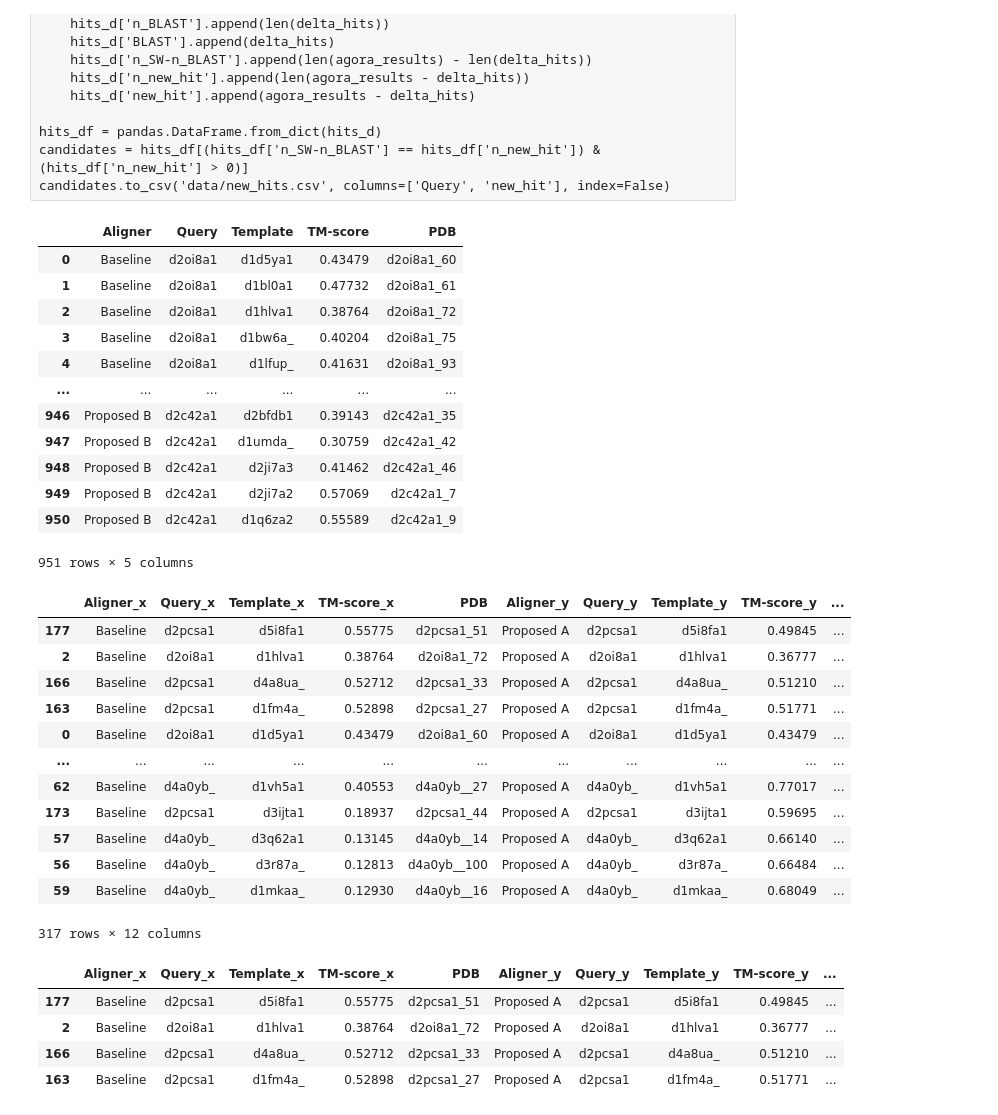
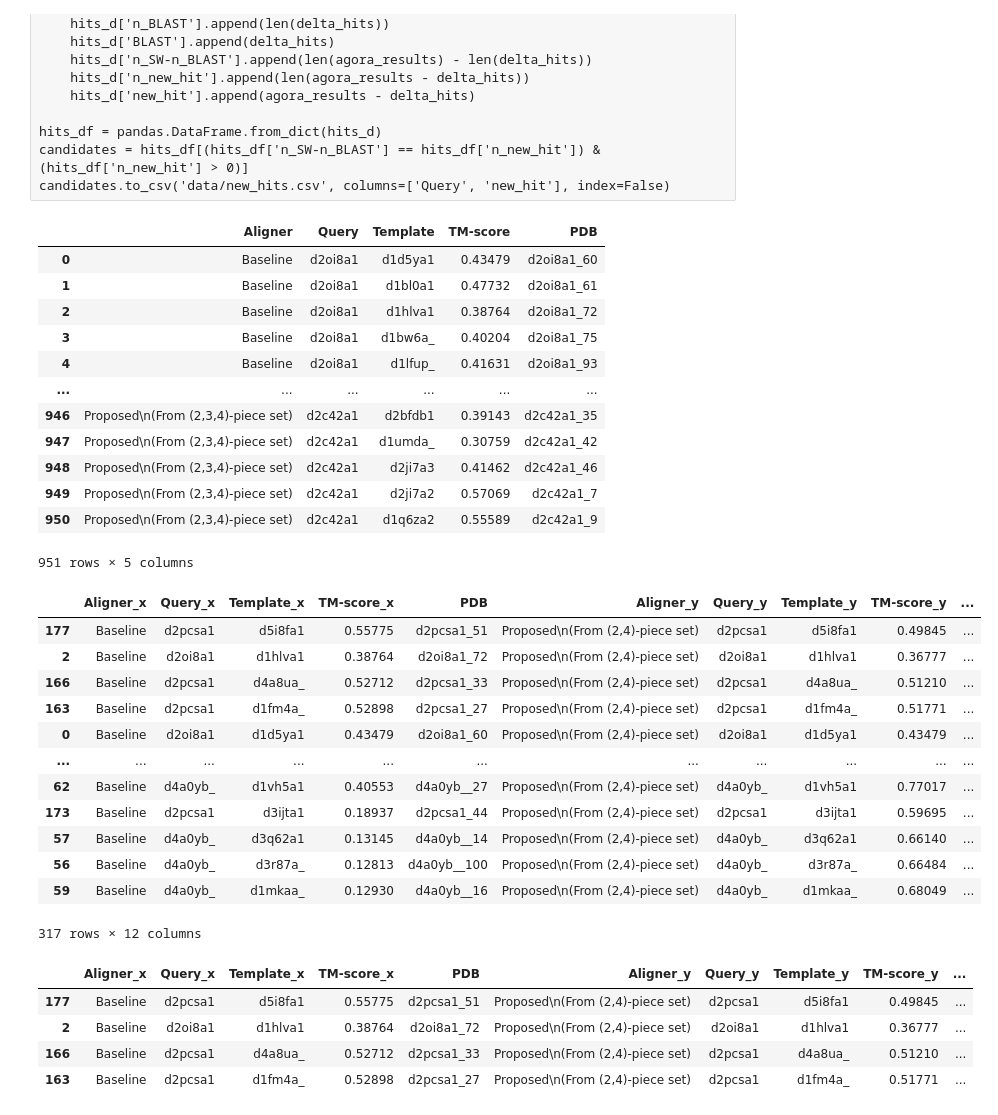
Before and after one commit to shuichiro-makigaki/agora, a Jupyter notebook: contrib/TM-hard-skip-inters.ipynb, the cells around one changed output. Saved outputs shown, nothing was run; the diff lists cells and outputs as text; code cells hidden in the pictures.

```diff
--- a/contrib/TM-hard-skip-inters.ipynb
+++ b/contrib/TM-hard-skip-inters.ipynb
@@ -85,7 +85,7 @@ for r in tqdm(candidates.itertuples(), total=candidates.shape[0]):
             tmalign = TMalignCommandLine(f'data/evaluation/targets/{r.Query}.ent', pdb.as_posix())
             tmalign.run()
             if tmalign.tmscore is not None:
-                new_hit_tmscore_d['Aligner'].append('Proposed A')
+                new_hit_tmscore_d['Aligner'].append('Proposed\n(From (2,4)-piece set)')
                 new_hit_tmscore_d['Query'].append(r.Query)
                 new_hit_tmscore_d['Template'].append(template)
                 new_hit_tmscore_d['TM-score'].append(tmalign.tmscore[0])
@@ -97,7 +97,7 @@ for r in tqdm(candidates.itertuples(), total=candidates.shape[0]):
             tmalign = TMalignCommandLine(f'data/evaluation/targets/{r.Query}.ent', pdb.as_posix())
             tmalign.run()
             if tmalign.tmscore is not None:
-                new_hit_tmscore_d['Aligner'].append('Proposed B')
+                new_hit_tmscore_d['Aligner'].append('Proposed\n(From (2,3,4)-piece set)')
                 new_hit_tmscore_d['Query'].append(r.Query)
                 new_hit_tmscore_d['Template'].append(template)
                 new_hit_tmscore_d['TM-score'].append(tmalign.tmscore[0])
@@ -113,41 +113,41 @@ new_hit_tmscore_df
 | 3 | Baseline | d2oi8a1 | d1bw6a_ | 0.40204 | d2oi8a1_75 |
 | 4 | Baseline | d2oi8a1 | d1lfup_ | 0.41631 | d2oi8a1_93 |
 | ... | ... | ... | ... | ... | ... |
-| 946 | Proposed B | d2c42a1 | d2bfdb1 | 0.39143 | d2c42a1_35 |
-| 947 | Proposed B | d2c42a1 | d1umda_ | 0.30759 | d2c42a1_42 |
-| 948 | Proposed B | d2c42a1 | d2ji7a3 | 0.41462 | d2c42a1_46 |
-| 949 | Proposed B | d2c42a1 | d2ji7a2 | 0.57069 | d2c42a1_7 |
-| 950 | Proposed B | d2c42a1 | d1q6za2 | 0.55589 | d2c42a1_9 |
+| 946 | Proposed\n(From (2,3,4)-piece set) | d2c42a1 | d2bfdb1 | 0.39143 | d2c42a1_35 |
+| 947 | Proposed\n(From (2,3,4)-piece set) | d2c42a1 | d1umda_ | 0.30759 | d2c42a1_42 |
+| 948 | Proposed\n(From (2,3,4)-piece set) | d2c42a1 | d2ji7a3 | 0.41462 | d2c42a1_46 |
+| 949 | Proposed\n(From (2,3,4)-piece set) | d2c42a1 | d2ji7a2 | 0.57069 | d2c42a1_7 |
+| 950 | Proposed\n(From (2,3,4)-piece set) | d2c42a1 | d1q6za2 | 0.55589 | d2c42a1_9 |
 951 rows × 5 columns
 # %%
 sw = new_hit_tmscore_df[new_hit_tmscore_df['Aligner'] == 'Baseline']
-isw = new_hit_tmscore_df[new_hit_tmscore_df['Aligner'] == 'Proposed A']
+isw = new_hit_tmscore_df[new_hit_tmscore_df['Aligner'] == 'Proposed\n(From (2,4)-piece set)']
 merged_df = pandas.merge(sw, isw, on='PDB')
 merged_df['diff'] = merged_df['TM-score_y'] - merged_df['TM-score_x']
 merged_df['Query'] = merged_df['PDB'].apply(lambda _: _[:7])
 merged_df['Rank'] = merged_df['PDB'].apply(lambda _: int(_.split('_')[-1]))
 merged_df = merged_df.sort_values('diff')
 merged_df
 # %% [output]
 |  | Aligner_x | Query_x | Template_x | TM-score_x | PDB | Aligner_y | Query_y | Template_y | TM-score_y | ... |
-| 177 | Baseline | d2pcsa1 | d5i8fa1 | 0.55775 | d2pcsa1_51 | Proposed A | d2pcsa1 | d5i8fa1 | 0.49845 | ... |
-| 2 | Baseline | d2oi8a1 | d1hlva1 | 0.38764 | d2oi8a1_72 | Proposed A | d2oi8a1 | d1hlva1 | 0.36777 | ... |
-| 166 | Baseline | d2pcsa1 | d4a8ua_ | 0.52712 | d2pcsa1_33 | Proposed A | d2pcsa1 | d4a8ua_ | 0.51210 | ... |
-| 163 | Baseline | d2pcsa1 | d1fm4a_ | 0.52898 | d2pcsa1_27 | Proposed A | d2pcsa1 | d1fm4a_ | 0.51771 | ... |
-| 0 | Baseline | d2oi8a1 | d1d5ya1 | 0.43479 | d2oi8a1_60 | Proposed A | d2oi8a1 | d1d5ya1 | 0.43479 | ... |
+| 177 | Baseline | d2pcsa1 | d5i8fa1 | 0.55775 | d2pcsa1_51 | Proposed\n(From (2,4)-piece set) | d2pcsa1 | d5i8fa1 | 0.49845 | ... |
+| 2 | Baseline | d2oi8a1 | d1hlva1 | 0.38764 | d2oi8a1_72 | Proposed\n(From (2,4)-piece set) | d2oi8a1 | d1hlva1 | 0.36777 | ... |
+| 166 | Baseline | d2pcsa1 | d4a8ua_ | 0.52712 | d2pcsa1_33 | Proposed\n(From (2,4)-piece set) | d2pcsa1 | d4a8ua_ | 0.51210 | ... |
+| 163 | Baseline | d2pcsa1 | d1fm4a_ | 0.52898 | d2pcsa1_27 | Proposed\n(From (2,4)-piece set) | d2pcsa1 | d1fm4a_ | 0.51771 | ... |
+| 0 | Baseline | d2oi8a1 | d1d5ya1 | 0.43479 | d2oi8a1_60 | Proposed\n(From (2,4)-piece set) | d2oi8a1 | d1d5ya1 | 0.43479 | ... |
 | ... | ... | ... | ... | ... | ... | ... | ... | ... | ... | ... |
-| 62 | Baseline | d4a0yb_ | d1vh5a1 | 0.40553 | d4a0yb__27 | Proposed A | d4a0yb_ | d1vh5a1 | 0.77017 | ... |
-| 173 | Baseline | d2pcsa1 | d3ijta1 | 0.18937 | d2pcsa1_44 | Proposed A | d2pcsa1 | d3ijta1 | 0.59695 | ... |
-| 57 | Baseline | d4a0yb_ | d3q62a1 | 0.13145 | d4a0yb__14 | Proposed A | d4a0yb_ | d3q62a1 | 0.66140 | ... |
-| 56 | Baseline | d4a0yb_ | d3r87a_ | 0.12813 | d4a0yb__100 | Proposed A | d4a0yb_ | d3r87a_ | 0.66484 | ... |
-| 59 | Baseline | d4a0yb_ | d1mkaa_ | 0.12930 | d4a0yb__16 | Proposed A | d4a0yb_ | d1mkaa_ | 0.68049 | ... |
+| 62 | Baseline | d4a0yb_ | d1vh5a1 | 0.40553 | d4a0yb__27 | Proposed\n(From (2,4)-piece set) | d4a0yb_ | d1vh5a1 | 0.77017 | ... |
+| 173 | Baseline | d2pcsa1 | d3ijta1 | 0.18937 | d2pcsa1_44 | Proposed\n(From (2,4)-piece set) | d2pcsa1 | d3ijta1 | 0.59695 | ... |
+| 57 | Baseline | d4a0yb_ | d3q62a1 | 0.13145 | d4a0yb__14 | Proposed\n(From (2,4)-piece set) | d4a0yb_ | d3q62a1 | 0.66140 | ... |
+| 56 | Baseline | d4a0yb_ | d3r87a_ | 0.12813 | d4a0yb__100 | Proposed\n(From (2,4)-piece set) | d4a0yb_ | d3r87a_ | 0.66484 | ... |
+| 59 | Baseline | d4a0yb_ | d1mkaa_ | 0.12930 | d4a0yb__16 | Proposed\n(From (2,4)-piece set) | d4a0yb_ | d1mkaa_ | 0.68049 | ... |
 317 rows × 12 columns
 # %%
 merged_df.query('diff < 0')
 # %% [output]
 |  | Aligner_x | Query_x | Template_x | TM-score_x | PDB | Aligner_y | Query_y | Template_y | TM-score_y | ... |
-| 177 | Baseline | d2pcsa1 | d5i8fa1 | 0.55775 | d2pcsa1_51 | Proposed A | d2pcsa1 | d5i8fa1 | 0.49845 | ... |
-| 2 | Baseline | d2oi8a1 | d1hlva1 | 0.38764 | d2oi8a1_72 | Proposed A | d2oi8a1 | d1hlva1 | 0.36777 | ... |
-| 166 | Baseline | d2pcsa1 | d4a8ua_ | 0.52712 | d2pcsa1_33 | Proposed A | d2pcsa1 | d4a8ua_ | 0.51210 | ... |
-| 163 | Baseline | d2pcsa1 | d1fm4a_ | 0.52898 | d2pcsa1_27 | Proposed A | d2pcsa1 | d1fm4a_ | 0.51771 | ... |
+| 177 | Baseline | d2pcsa1 | d5i8fa1 | 0.55775 | d2pcsa1_51 | Proposed\n(From (2,4)-piece set) | d2pcsa1 | d5i8fa1 | 0.49845 | ... |
+| 2 | Baseline | d2oi8a1 | d1hlva1 | 0.38764 | d2oi8a1_72 | Proposed\n(From (2,4)-piece set) | d2oi8a1 | d1hlva1 | 0.36777 | ... |
+| 166 | Baseline | d2pcsa1 | d4a8ua_ | 0.52712 | d2pcsa1_33 | Proposed\n(From (2,4)-piece set) | d2pcsa1 | d4a8ua_ | 0.51210 | ... |
+| 163 | Baseline | d2pcsa1 | d1fm4a_ | 0.52898 | d2pcsa1_27 | Proposed\n(From (2,4)-piece set) | d2pcsa1 | d1fm4a_ | 0.51771 | ... |
 # %%
```
Also changed, not shown: parts of 4 cells of this notebook.
